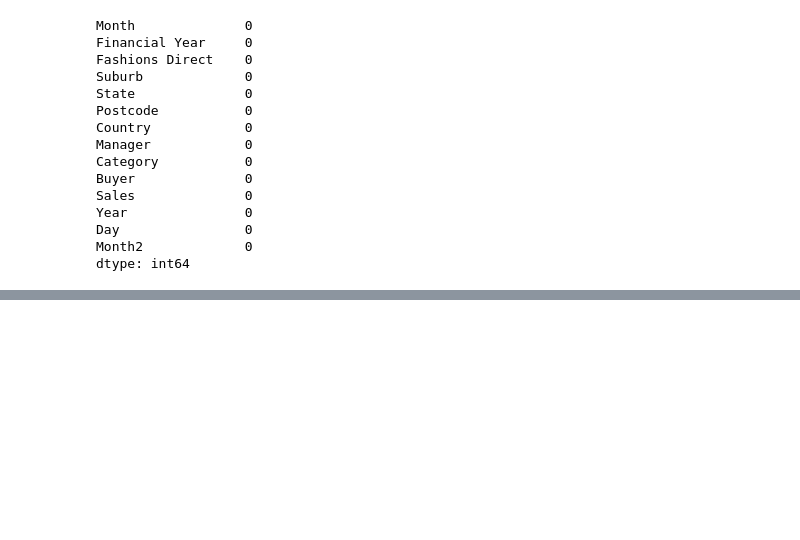
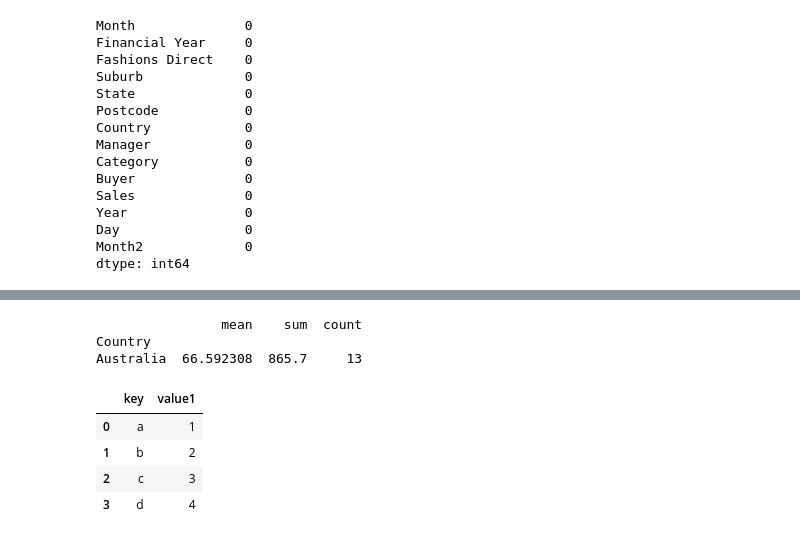
Before and after one commit to SabiahMdk/SabiahDAS, a Jupyter notebook: PYTHON/PYTHON DATA ANALYSIS/Data mnpln with pandas and numpy.ipynb, the cells around one changed output, grey strips where cells are left out. Cells and saved outputs as stored; diff of their text form; code cells hidden in the pictures; blank space fills up the shorter version.

```diff
--- a/PYTHON/PYTHON DATA ANALYSIS/Data mnpln with pandas and numpy.ipynb
+++ b/PYTHON/PYTHON DATA ANALYSIS/Data mnpln with pandas and numpy.ipynb
@@ -183,0 +323,9 @@ dtype: int64
+# %%
+#### Multiple aggregate function
+grouped_agg=df.groupby('Country')['Sales'].agg(['mean','sum','count'])
+print(grouped_agg)
+### POV  i have only one country
+# %% [output]
+                mean    sum  count
+Country
+Australia  66.592308  865.7     13
@@ -183,0 +338,8 @@ dtype: int64
+# %%
+df1
+# %% [output]
+|  | key | value1 |
+| 0 | a | 1 |
+| 1 | b | 2 |
+| 2 | c | 3 |
+| 3 | d | 4 |
```
Also changed, not shown: parts of 17 cells of this notebook, 3 other files.
